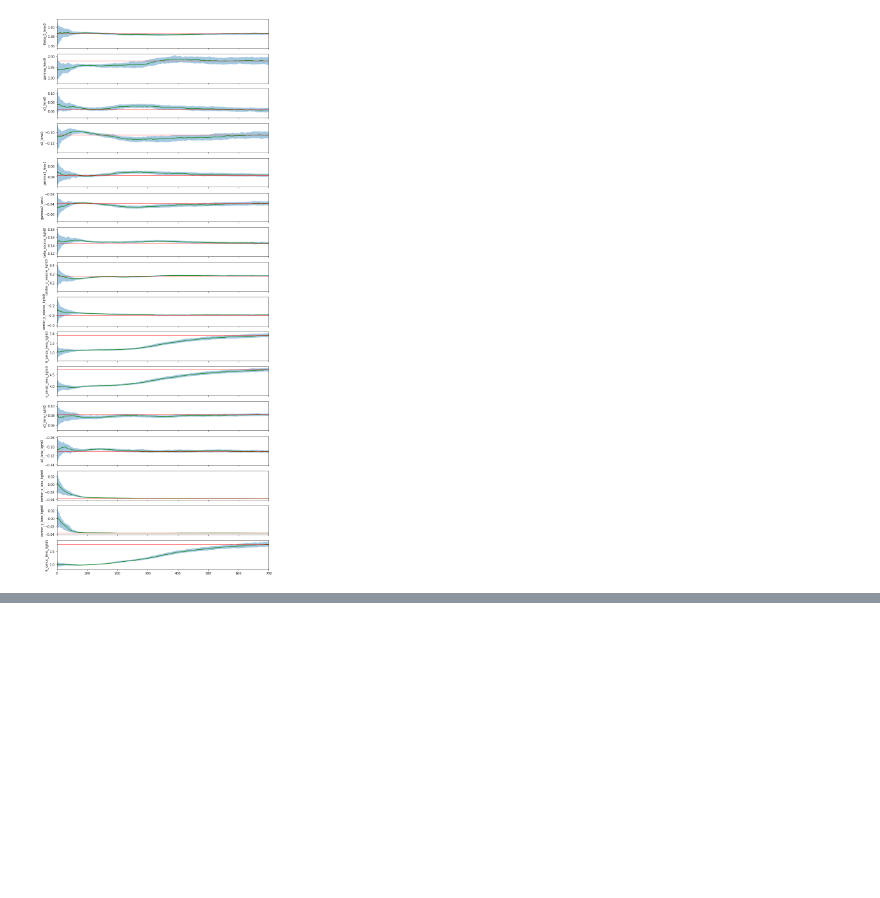
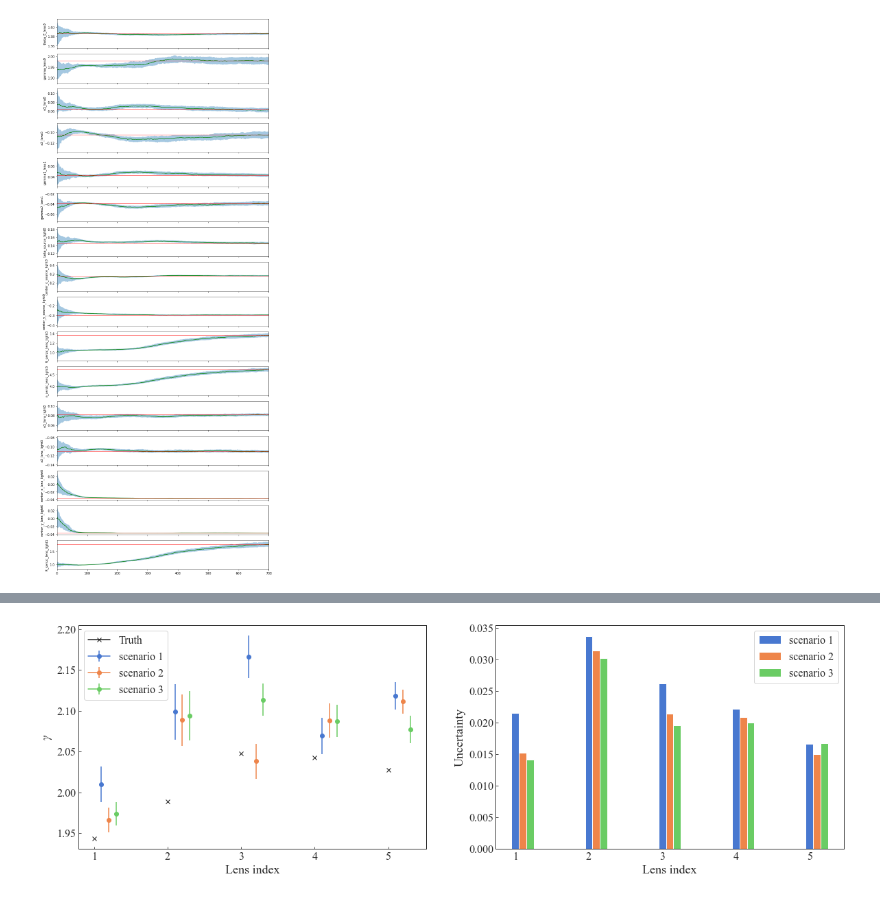
Before and after one commit to ajshajib/LensingETC, a Jupyter notebook: Lensing exposure time calculator.ipynb, the cells around one changed output, grey strips where cells are left out. Drawn from its saved outputs; the diff is of its cells as text; code cells hidden in the pictures; blank space fills up the shorter version.

```diff
--- a/Lensing exposure time calculator.ipynb
+++ b/Lensing exposure time calculator.ipynb
@@ -340,0 +341,4 @@ simulator.plot_mcmc_trace('test', 0, 1)
+# %%
+simulator.compare_model_parameter('gamma', 'hst_snap1', 5, 3);
+# %% [output]
+[figure, added]
```
Also changed, not shown: parts of 5 cells of this notebook.
